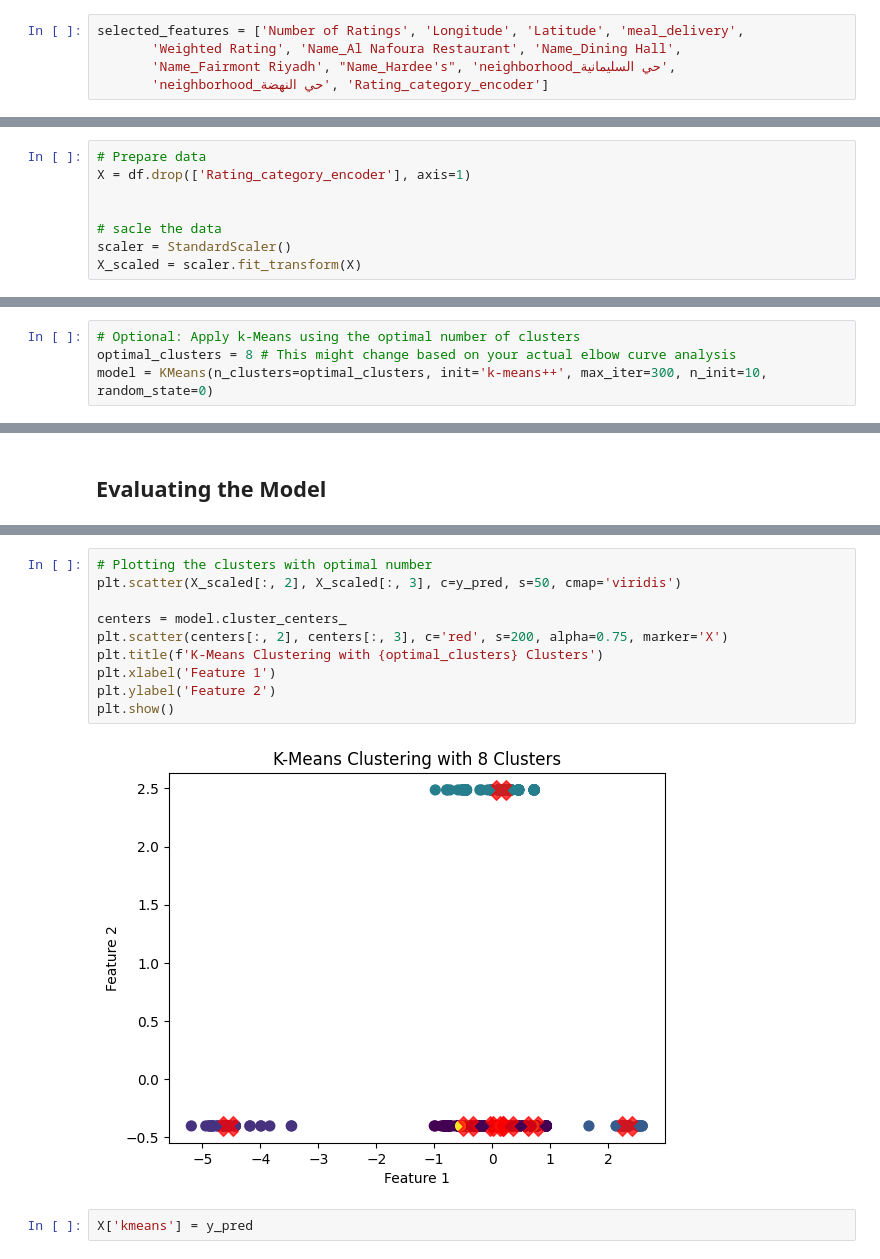
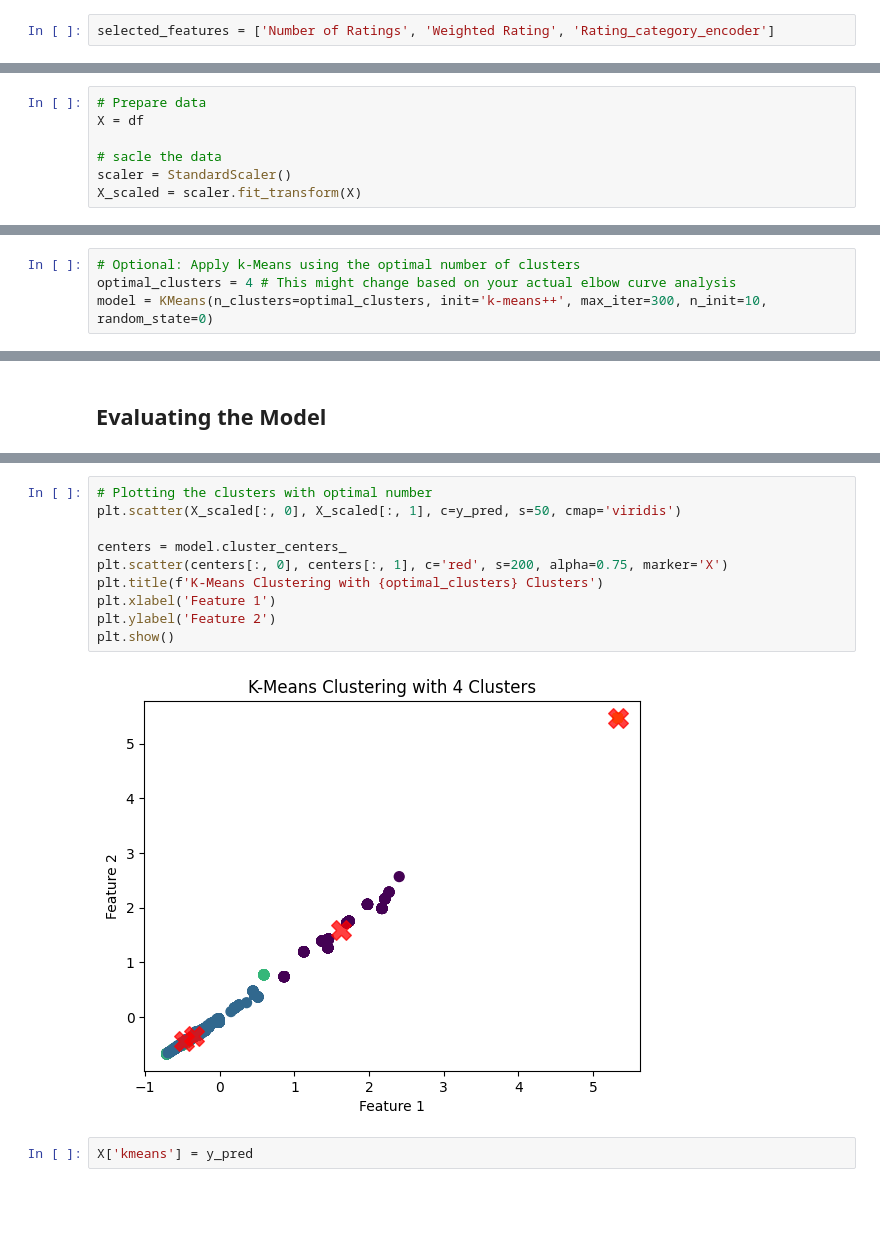
Before and after one commit to MohammedAlaklabi/Use-case-8-PROJECT-5, a Jupyter notebook: K-Means.ipynb, the cells around one changed output, grey strips where cells are left out. Saved outputs shown, nothing was run; the diff lists cells and outputs as text; blank space fills up the shorter version.

```diff
--- a/K-Means.ipynb
+++ b/K-Means.ipynb
@@ -302,10 +302,7 @@ Index(['Number of Ratings', 'Longitude', 'Latitude', 'meal_delivery',
        'neighborhood_حي النهضة', 'Rating_category_encoder'],
       dtype='object')
 # %%
-selected_features = ['Number of Ratings', 'Longitude', 'Latitude', 'meal_delivery',
-       'Weighted Rating', 'Name_Al Nafoura Restaurant', 'Name_Dining Hall',
-       'Name_Fairmont Riyadh', "Name_Hardee's", 'neighborhood_حي السليمانية',
-       'neighborhood_حي النهضة', 'Rating_category_encoder']
+selected_features = ['Number of Ratings', 'Weighted Rating', 'Rating_category_encoder']
 # %%
 df = df[selected_features]
 df.head()
@@ -320,8 +317,7 @@ df.head()
 #### 4. Prepare train and test data
 # %%
 # Prepare data
-X = df.drop(['Rating_category_encoder'], axis=1)
-
+X = df
 
 # sacle the data
 scaler = StandardScaler()
@@ -356,6 +352,6 @@ plt.show()
 # %%
 # Optional: Apply k-Means using the optimal number of clusters
-optimal_clusters = 8 # This might change based on your actual elbow curve analysis
+optimal_clusters = 4 # This might change based on your actual elbow curve analysis
 model = KMeans(n_clusters=optimal_clusters, init='k-means++', max_iter=300, n_init=10, random_state=0)
 # %% [markdown]
 ## Train and Test the Model
@@ -373,15 +369,15 @@ X.head(2)
 # %%
 # Plotting the clusters with optimal number
-plt.scatter(X_scaled[:, 2], X_scaled[:, 3], c=y_pred, s=50, cmap='viridis')
+plt.scatter(X_scaled[:, 0], X_scaled[:, 1], c=y_pred, s=50, cmap='viridis')
 
 centers = model.cluster_centers_
-plt.scatter(centers[:, 2], centers[:, 3], c='red', s=200, alpha=0.75, marker='X')
+plt.scatter(centers[:, 0], centers[:, 1], c='red', s=200, alpha=0.75, marker='X')
 plt.title(f'K-Means Clustering with {optimal_clusters} Clusters')
 plt.xlabel('Feature 1')
 plt.ylabel('Feature 2')
 plt.show()
 # %% [output]
-[figure, old version]
+[figure, new version]
 # %%
 X['kmeans'] = y_pred
 # %%
```
Also changed, not shown: parts of 8 cells of this notebook, 10 other files.
